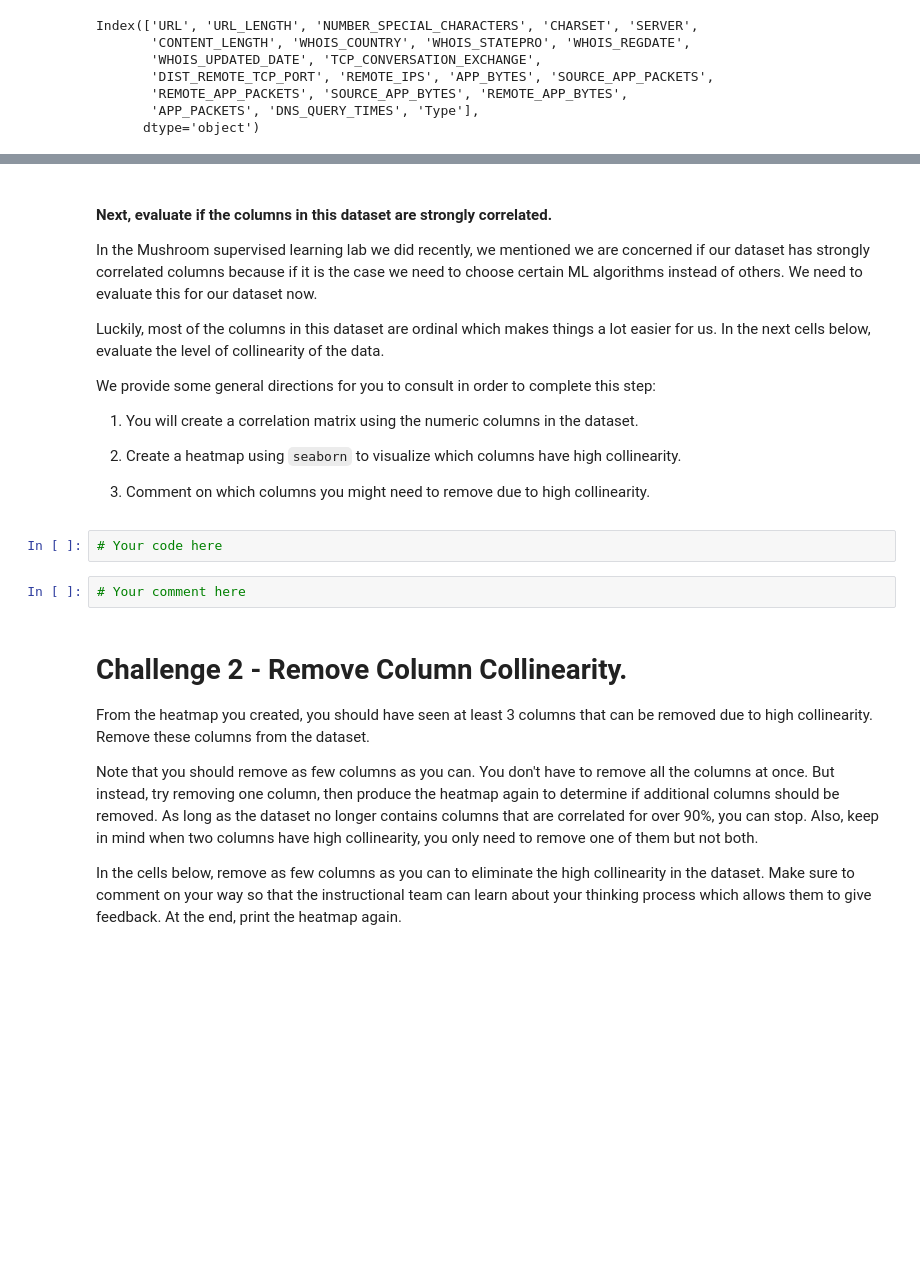
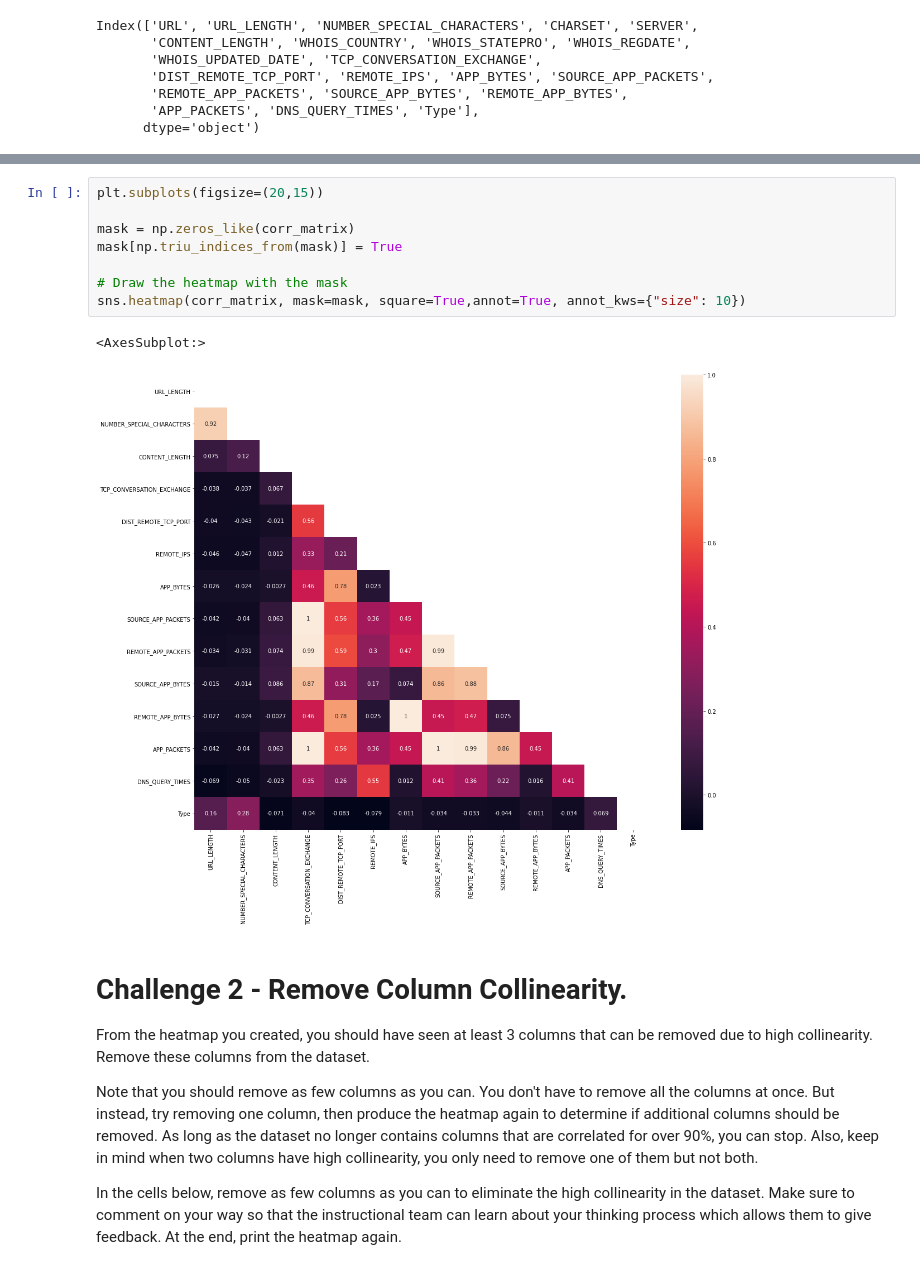
Before and after one commit to Ironhack-Data-Madrid-Febrero-2021/lab-supervised-learning, a Jupyter notebook: your-code/main.ipynb, the cells around one changed output, grey strips where cells are left out. Cells and saved outputs as stored; diff of their text form; blank space fills up the shorter version.

```diff
--- a/your-code/main.ipynb
+++ b/your-code/main.ipynb
@@ -130,21 +179,14 @@ corr
-# %% [markdown]
-#### Next, evaluate if the columns in this dataset are strongly correlated.
-
-In the Mushroom supervised learning lab we did recently, we mentioned we are concerned if our dataset has strongly correlated columns because if it is the case we need to choose certain ML algorithms instead of others. We need to evaluate this for our dataset now.
-
-Luckily, most of the columns in this dataset are ordinal which makes things a lot easier for us. In the next cells below, evaluate the level of collinearity of the data.
-
-We provide some general directions for you to consult in order to complete this step:
-
-1. You will create a correlation matrix using the numeric columns in the dataset.
-
-1. Create a heatmap using `seaborn` to visualize which columns have high collinearity.
-
-1. Comment on which columns you might need to remove due to high collinearity.
-# %%
-# Your code here
-# %%
-# Your comment here
+# %%
+plt.subplots(figsize=(20,15))
+
+mask = np.zeros_like(corr_matrix)
+mask[np.triu_indices_from(mask)] = True
+
+# Draw the heatmap with the mask
+sns.heatmap(corr_matrix, mask=mask, square=True,annot=True, annot_kws={"size": 10})
+# %% [output]
+<AxesSubplot:>
+[figure, added]
 # %% [markdown]
 # Challenge 2 - Remove Column Collinearity.
 
```
Also changed, not shown: parts of 21 cells of this notebook.
